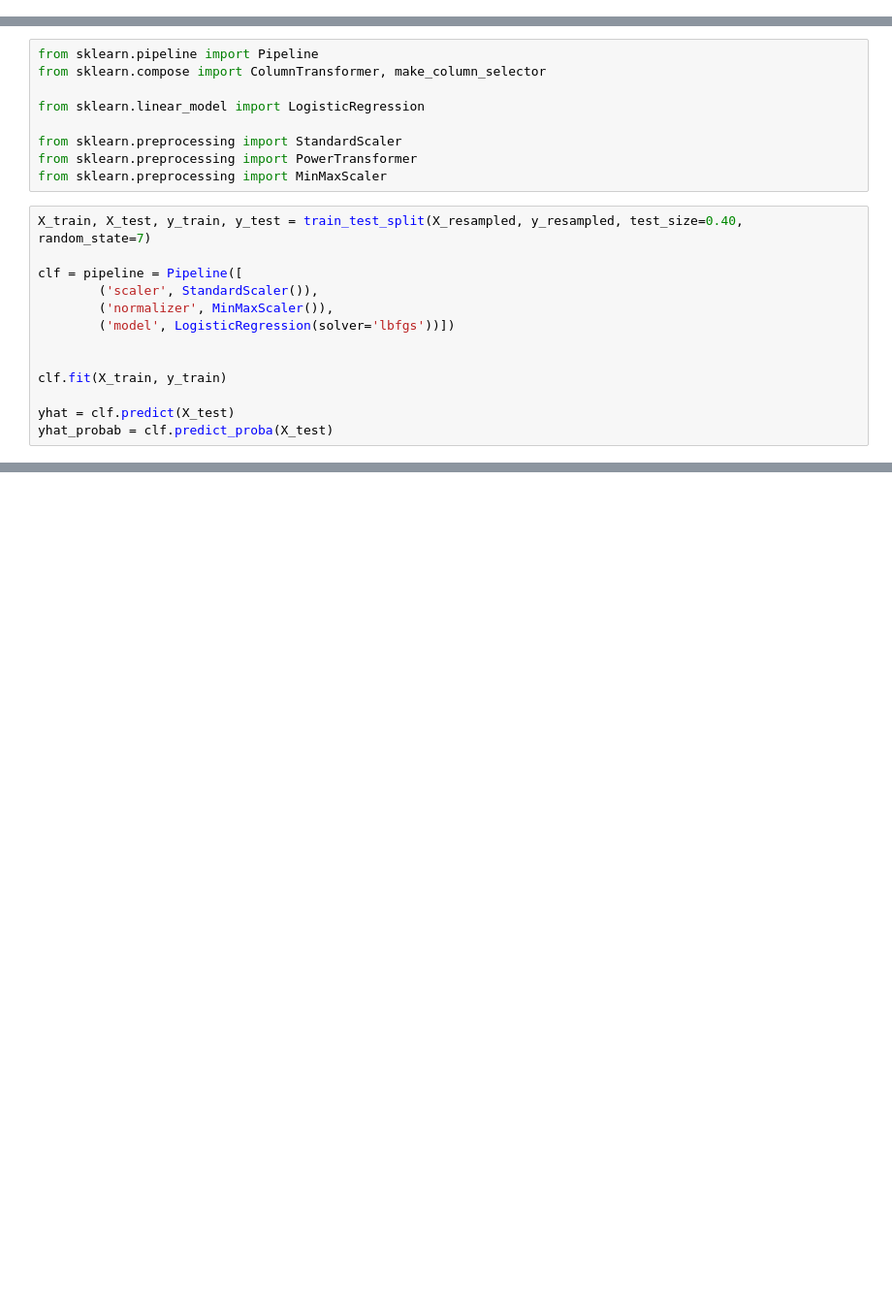
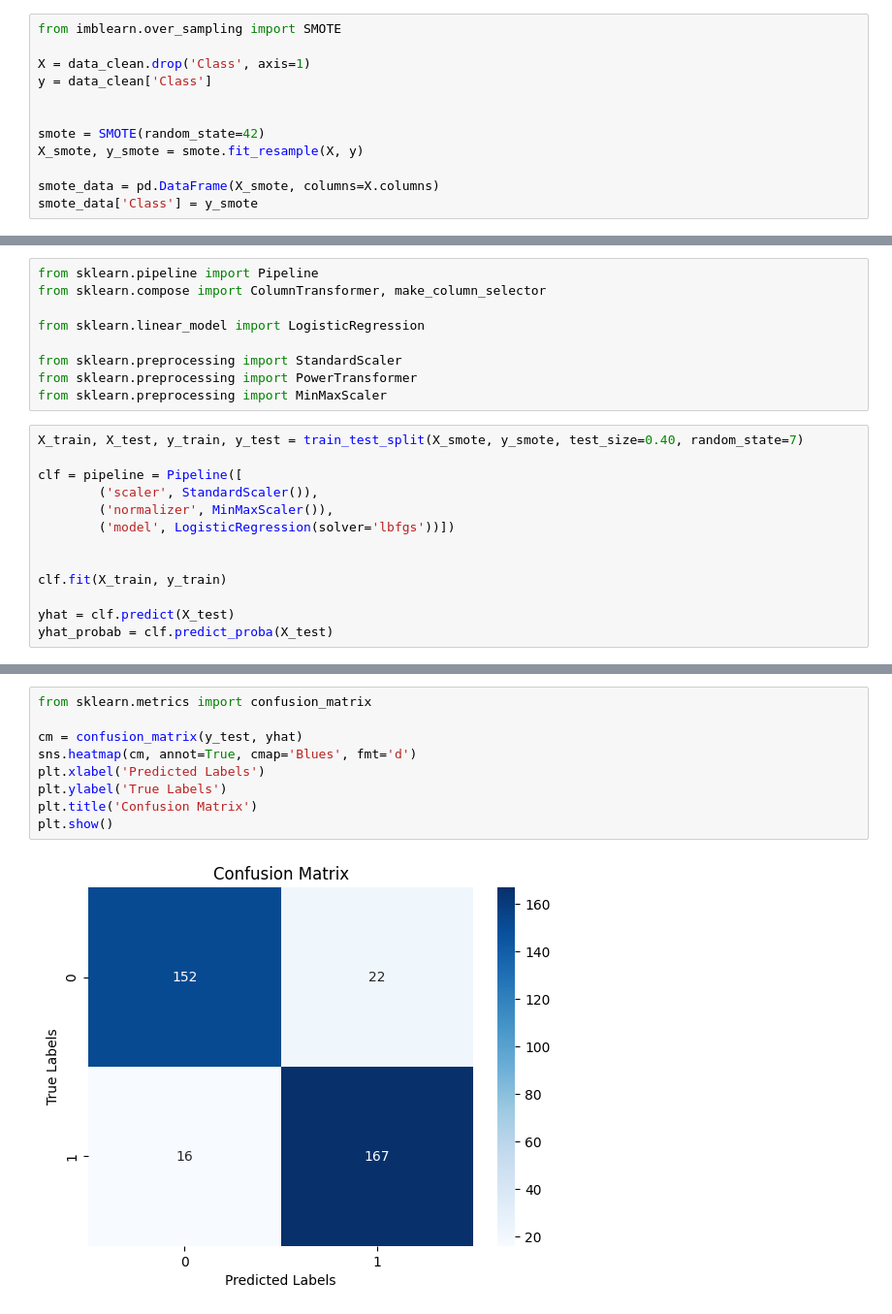
Before and after one commit to sorianom23/Identifying-Age-Related-Conditions, a Jupyter notebook: notebooks/main.ipynb, the cells around one changed output, grey strips where cells are left out. Shown at 97% size. Drawn from its saved outputs; the diff is of its cells as text; blank space fills up the shorter version.

Commit message:
using smote for upsampling

```diff
--- a/notebooks/main.ipynb
+++ b/notebooks/main.ipynb
@@ -111,0 +114,12 @@ display(sns.countplot(x=balanced_data['Class']))
+# %%
+from imblearn.over_sampling import SMOTE
+
+X = data_clean.drop('Class', axis=1)
+y = data_clean['Class']
+
+
+smote = SMOTE(random_state=42)
+X_smote, y_smote = smote.fit_resample(X, y)
+
+smote_data = pd.DataFrame(X_smote, columns=X.columns)
+smote_data['Class'] = y_smote
@@ -119,7 +140,7 @@ from sklearn.preprocessing import StandardScaler
 from sklearn.preprocessing import PowerTransformer
 from sklearn.preprocessing import MinMaxScaler
 # %%
-X_train, X_test, y_train, y_test = train_test_split(X_resampled, y_resampled, test_size=0.40, random_state=7)
+X_train, X_test, y_train, y_test = train_test_split(X_smote, y_smote, test_size=0.40, random_state=7)
 
 clf = pipeline = Pipeline([
         ('scaler', StandardScaler()),
@@ -154,0 +176,11 @@ ROC AUC Score: 0.8660714285714286
+# %%
+from sklearn.metrics import confusion_matrix
+
+cm = confusion_matrix(y_test, yhat)
+sns.heatmap(cm, annot=True, cmap='Blues', fmt='d')
+plt.xlabel('Predicted Labels')
+plt.ylabel('True Labels')
+plt.title('Confusion Matrix')
+plt.show()
+# %% [output]
+[figure, added]
```
Also changed, not shown: parts of 5 cells of this notebook.
